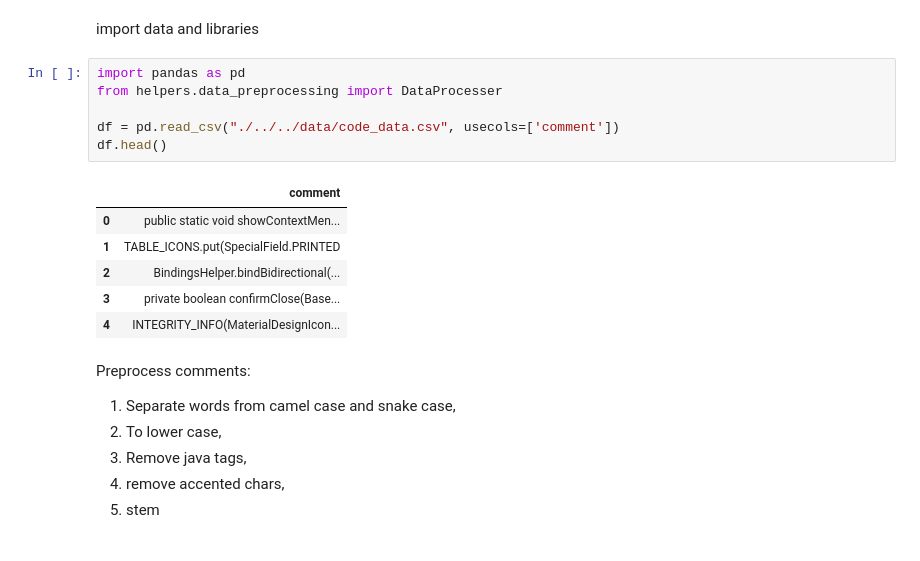
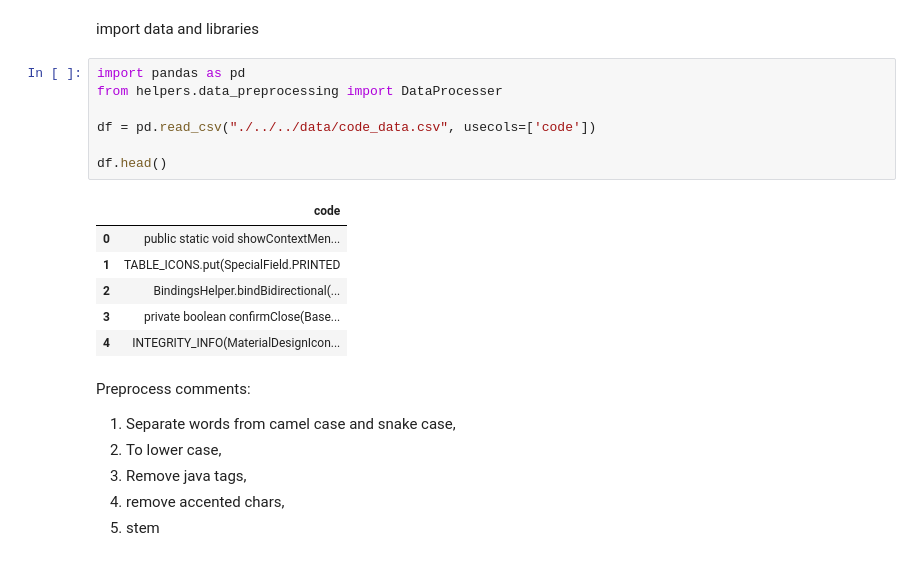
Before and after one commit to patrycjapraczyk/Declutter-challenge, a Jupyter notebook: notebooks/dataAnalysis/code_analysis.ipynb, the cells around one changed output. Drawn from its saved outputs; the diff is of its cells as text.

```diff
--- a/notebooks/dataAnalysis/code_analysis.ipynb
+++ b/notebooks/dataAnalysis/code_analysis.ipynb
@@ -3,11 +3,12 @@ import data and libraries
 # %%
 import pandas as pd
 from helpers.data_preprocessing import DataProcesser
 
-df = pd.read_csv("./../../data/code_data.csv", usecols=['comment'])
+df = pd.read_csv("./../../data/code_data.csv", usecols=['code'])
+
 df.head()
 # %% [output]
-|  | comment |
+|  | code |
 | 0 | public static void showContextMen... |
 | 1 | TABLE_ICONS.put(SpecialField.PRINTED |
 | 2 | BindingsHelper.bindBidirectional(... |
```
Also changed, not shown: parts of 14 cells of this notebook, 1 other file.
